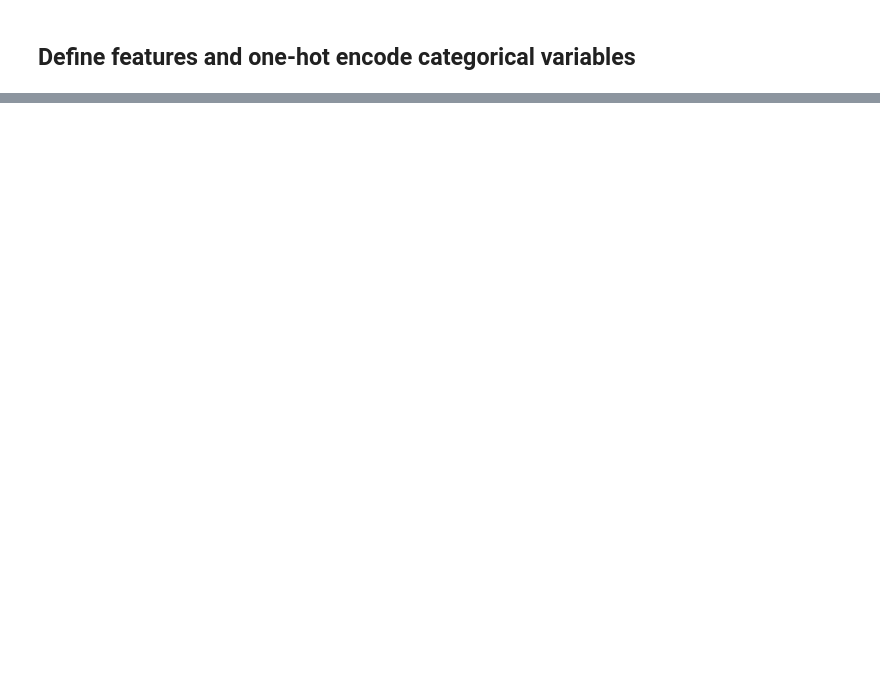
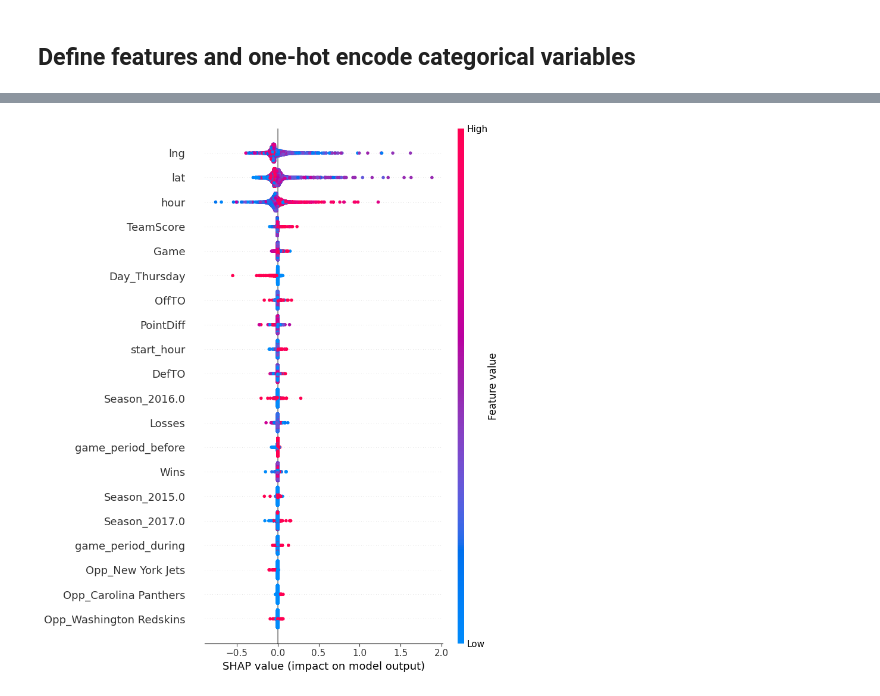
Before and after one commit to utexas-SDS-357/sds357-project-sp26-i-love-philly, a Jupyter notebook: modelling/eagles_square_model.ipynb, the cells around one changed output, grey strips where cells are left out. Cells and saved outputs as stored; diff of their text form; code cells hidden in the pictures; blank space fills up the shorter version.

```diff
--- a/modelling/eagles_square_model.ipynb
+++ b/modelling/eagles_square_model.ipynb
@@ -138,0 +151,7 @@ plt.show()
+# %%
+def evaluate_model(model, X, y):
+    preds = model.predict(X)
+    preds_int = np.rint(preds).astype(int)
+    mae = mean_absolute_error(y, preds_int)
+    rmse = np.sqrt(mean_squared_error(y, preds_int))
+    return mae, rmse
@@ -138,0 +160,5 @@ plt.show()
+# %%
+feature_sets = {
+    "all_features": X_val.columns.tolist(),
+    "top_features": ["lng", "lat", "hour"]
+}
@@ -138,0 +280,7 @@ plt.show()
+# %%
+results_df = pd.DataFrame(results)
+
+# Sort by validation MAE (or RMSE)
+results_df = results_df.sort_values(by="val_rmse")
+
+results_df
@@ -138,0 +320,71 @@ plt.show()
+# %%
+import shap
+
+# Ensure sorted (just in case)
+results_df = results_df.sort_values(by="val_rmse").reset_index(drop=True)
+
+top_3 = results_df.head(3)
+print(top_3)
+
+def build_model(model_name, params):
+    if model_name == "XGBoost":
+        return xgb.XGBRegressor(
+            objective='reg:squarederror',
+            random_state=42,
+            **params
+        )
+
+    elif model_name == "RandomForest":
+        return RandomForestRegressor(
+            random_state=42,
+            n_jobs=-1,
+            **params
+        )
+
+    elif model_name == "LightGBM":
+        return lgb.LGBMRegressor(
+            random_state=42,
+            **params
+        )
+
+shap_results = []
+
+for i, row in top_3.iterrows():
+
+    model_name = row["model"]
+    params = row["params"]
+    feature_set_name = row["feature_set"]
+    features = feature_sets[feature_set_name]
+
+    print(f"\nRunning SHAP for model {i+1}: {model_name} ({feature_set_name})")
+
+    # Prepare data
+    X_tr = X_train[features]
+    X_v = X_val[features]
+
+    # Build + fit model
+    model = build_model(model_name, params)
+    model.fit(X_tr, y_train)
+
+    # Sample validation set (for speed)
+    X_sample = X_v.sample(n=min(5000, len(X_v)), random_state=42)
+
+    # SHAP
+    explainer = shap.Explainer(model, X_sample)
+    shap_values = explainer(X_sample)
+
+    # Store results
+    shap_results.append({
+        "model": model_name,
+        "feature_set": feature_set_name,
+        "explainer": explainer,
+        "shap_values": shap_values,
+        "X_sample": X_sample
+    })
+
+    # Plot summary
+    shap.summary_plot(shap_values, X_sample)
+
+    # Plot bar (clean importance)
+    shap.plots.bar(shap_values)
+# %% [output]
@@ -138,0 +409 @@ plt.show()
+[figure, added]
```
Also changed, not shown: parts of 38 cells of this notebook.
